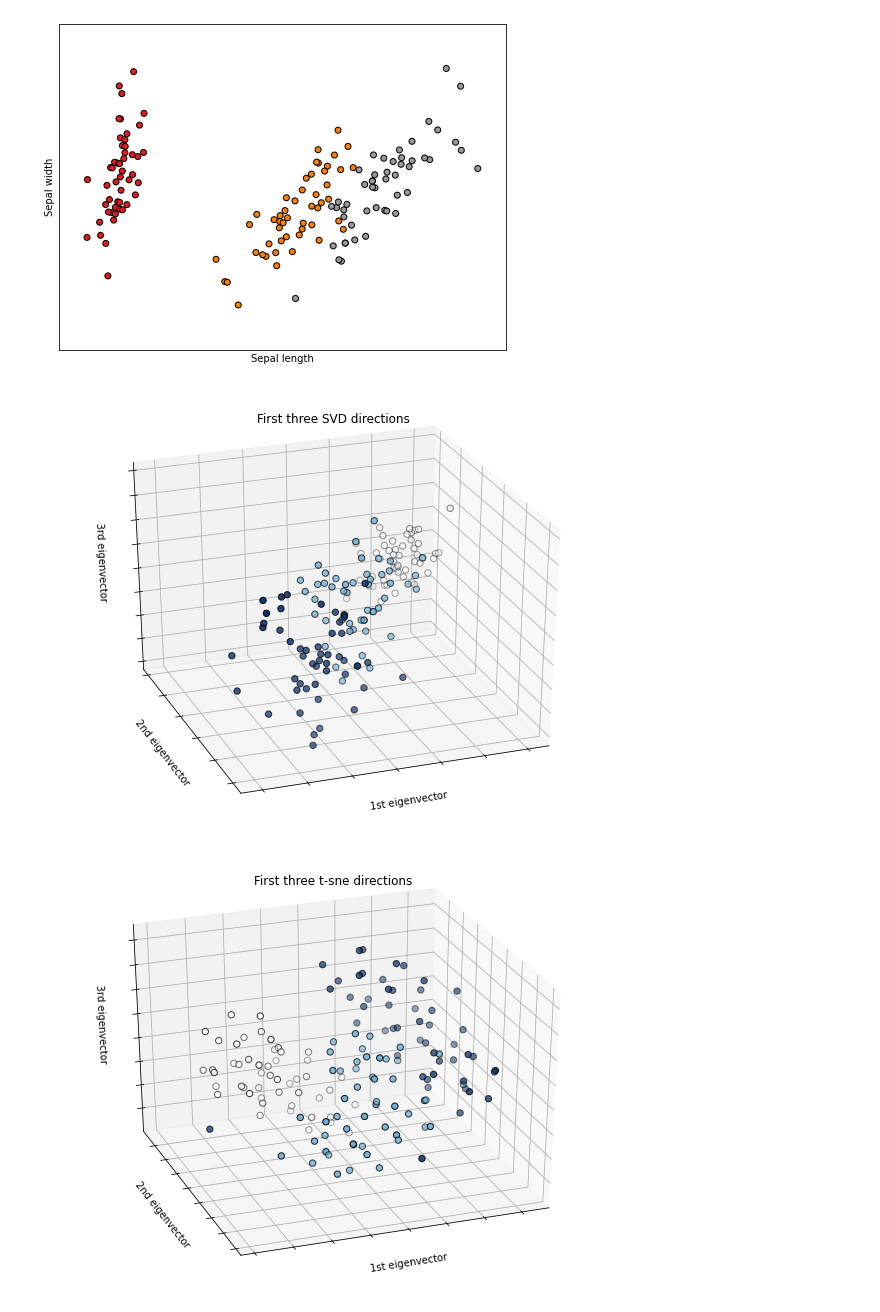
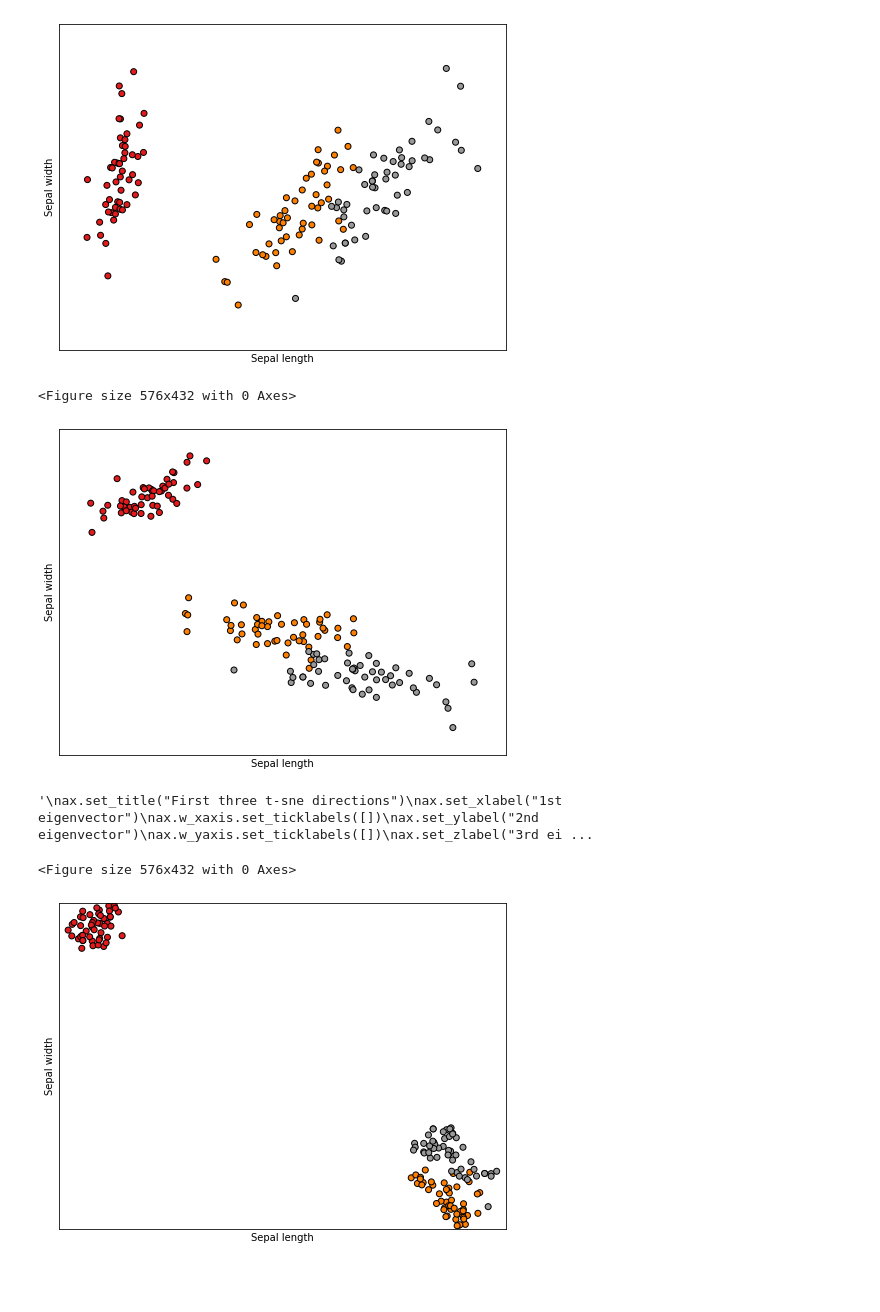
Before and after one commit to face22/lecture, a Jupyter notebook: SVD.ipynb, the cells around one changed output. Drawn from its saved outputs; the diff is of its cells as text; code cells hidden in the pictures; blank space fills up the shorter version.

```diff
--- a/SVD.ipynb
+++ b/SVD.ipynb
@@ -313,22 +313,28 @@ plt.show()
 # %%
 
 fig = plt.figure(1, figsize=(8, 6))
-ax = Axes3D(fig, elev=-150, azim=110)
+# ax = Axes3D(fig, elev=-150, azim=110)
 
-X_reduced2 = TruncatedSVD(n_components=3).fit_transform(iris.data)
+X_reduced2 = TruncatedSVD(n_components=2).fit_transform(iris.data)
 
 
-ax.scatter(
-    X_reduced2[:, 0],
-    X_reduced2[:, 1],
-    X_reduced2[:, 2],
-    c=y,
-    cmap='Blues',
-    edgecolor="k",
-    s=40,
-)
+x_min, x_max = X_reduced2[:, 0].min() - 0.5, X_reduced2[:, 0].max() + 0.5
+y_min, y_max = X_reduced2[:, 1].min() - 0.5, X_reduced2[:, 1].max() + 0.5
 
+plt.figure(2, figsize=(8, 6))
+plt.clf()
 
+# Plot the training points
+plt.scatter(X_reduced2[:, 0], X_reduced2[:, 1], c=y, cmap=plt.cm.Set1, edgecolor="k")
+plt.xlabel("Sepal length")
+plt.ylabel("Sepal width")
+
+plt.xlim(x_min, x_max)
+plt.ylim(y_min, y_max)
+plt.xticks(())
+plt.yticks(())
+
+'''
 ax.set_title("First three SVD directions")
 ax.set_xlabel("1st eigenvector")
 ax.w_xaxis.set_ticklabels([])
@@ -336,35 +342,45 @@ ax.set_ylabel("2nd eigenvector")
 ax.w_yaxis.set_ticklabels([])
 ax.set_zlabel("3rd eigenvector")
 ax.w_zaxis.set_ticklabels([])
+'''
 
 plt.show()
 # %% [output]
+<Figure size 576x432 with 0 Axes>
-[figure, old version]
+[figure, new version]
 # %%
 fig = plt.figure(1, figsize=(8, 6))
-ax = Axes3D(fig, elev=-150, azim=110)
+#ax = Axes3D(fig, elev=-150, azim=110)
 
-X_reduced3 = TSNE(n_components=3, n_iter=10000).fit_transform(iris.data)
-
-ax.scatter(
-    X_reduced3[:, 0],
-    X_reduced3[:, 1],
-    X_reduced3[:, 2],
-    c=y,
-    cmap='Blues',
-    edgecolor="k",
-    s=40,
-)
+X_reduced3 = TSNE(n_components=2, n_iter=10000).fit_transform(iris.data)
 
 
+x_min, x_max = X_reduced3[:, 0].min() - 0.5, X_reduced3[:, 0].max() + 0.5
+y_min, y_max = X_reduced3[:, 1].min() - 0.5, X_reduced3[:, 1].max() + 0.5
+
+plt.figure(2, figsize=(8, 6))
+plt.clf()
+
+# Plot the training points
+plt.scatter(X_reduced3[:, 0], X_reduced3[:, 1], c=y, cmap=plt.cm.Set1, edgecolor="k")
+plt.xlabel("Sepal length")
+plt.ylabel("Sepal width")
+
+plt.xlim(x_min, x_max)
+plt.ylim(y_min, y_max)
+plt.xticks(())
+plt.yticks(())
+
+'''
 ax.set_title("First three t-sne directions")
 ax.set_xlabel("1st eigenvector")
 ax.w_xaxis.set_ticklabels([])
 ax.set_ylabel("2nd eigenvector")
 ax.w_yaxis.set_ticklabels([])
 ax.set_zlabel("3rd eigenvector")
 ax.w_zaxis.set_ticklabels([])
-
-plt.show()
+'''
 # %% [output]
+'\nax.set_title("First three t-sne directions")\nax.set_xlabel("1st eigenvector")\nax.w_xaxis.set_ticklabels([])\nax.set_ylabel("2nd eigenvector")\nax.w_yaxis.set_ticklabels([])\nax.set_zlabel("3rd ei ...
+<Figure size 576x432 with 0 Axes>
-[figure, old version]
+[figure, new version]
```
